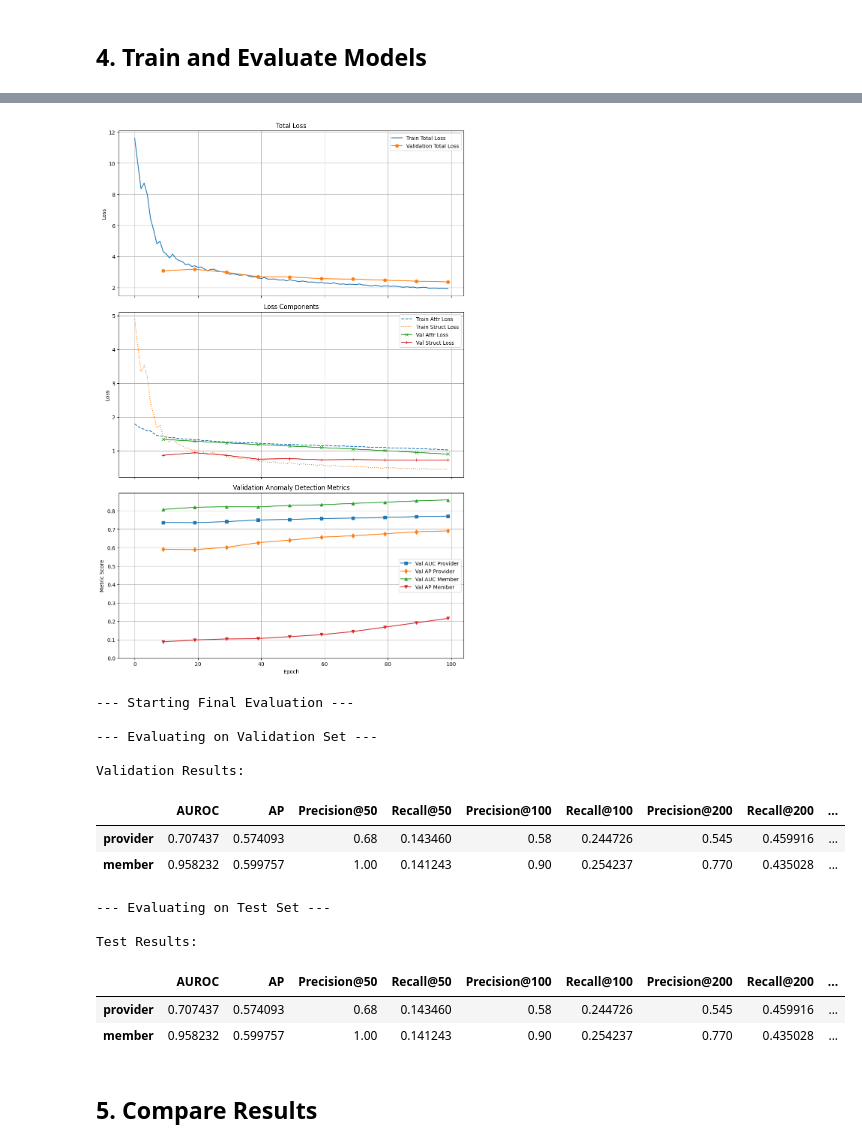
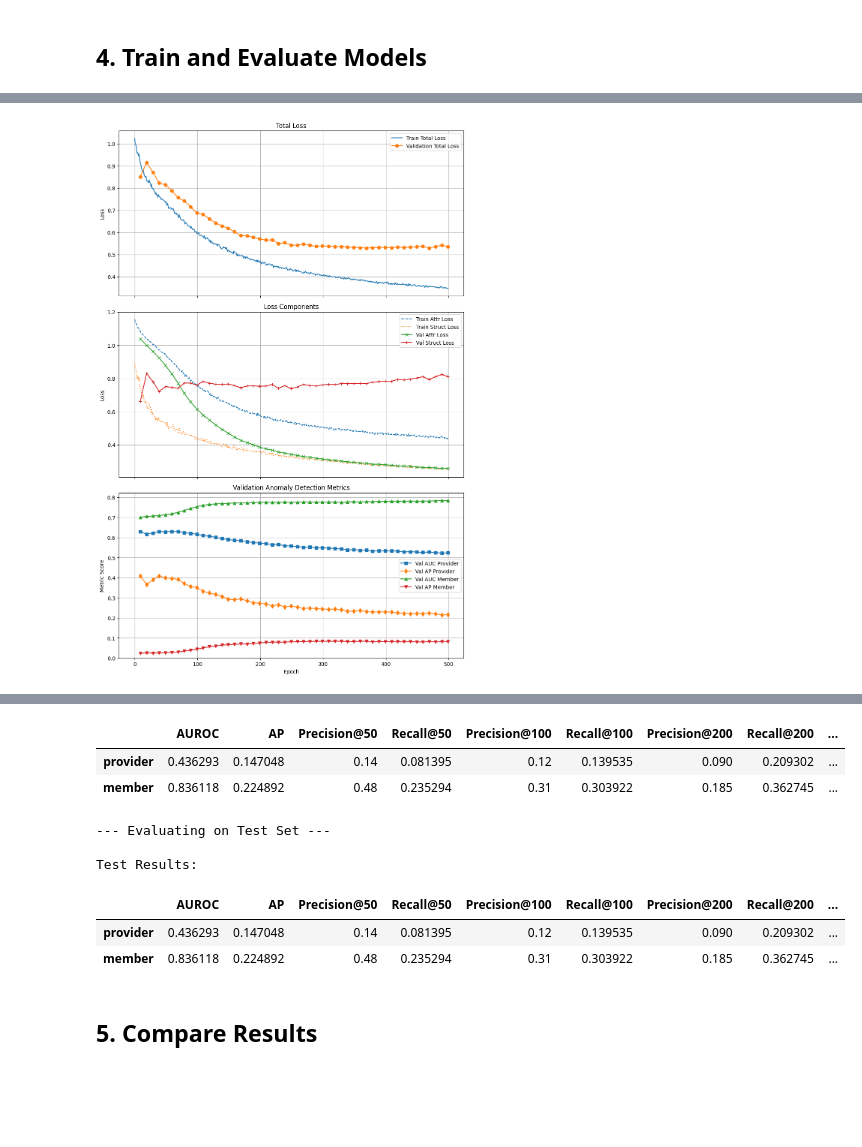
Before and after one commit to Kchak22/degree-project-gad-healthcare, a Jupyter notebook: notebooks/model_comparison.ipynb, the cells around one changed output, grey strips where cells are left out. Saved outputs shown, nothing was run; the diff lists cells and outputs as text; code cells hidden in the pictures; blank space fills up the shorter version.

```diff
--- a/notebooks/model_comparison.ipynb
+++ b/notebooks/model_comparison.ipynb
@@ -247,18 +527,23 @@ Using device: mps
 # %%
-# Move data to device (do this once here)
+# Move data to device for all splits
 print(f"Moving data to device: {device}")
-# Use the data with injected anomalies
 data_on_device = anomaly_data.to(device)
-# Also move ground truth labels (needed for validation during training)
+train_g_on_device = train_g.to(device)
+val_g_on_device = val_g.to(device)
+test_g_on_device = test_g.to(device)
+
+# Also move ground truth labels (needed for validation during training) for all splits
 gt_node_labels_on_device = {k: v.to(device) for k, v in gt_node_labels.items()}
-# gt_edge_labels can stay on CPU or move if needed later, evaluation happens on CPU usually
+gt_node_labels_train_on_device = {k: v.to(device) for k, v in gt_node_labels_train.items()}
+gt_node_labels_val_on_device = {k: v.to(device) for k, v in gt_node_labels_val.items()}
+gt_node_labels_test_on_device = {k: v.to(device) for k, v in gt_node_labels_test.items()}
 
 # --- Model Hyperparameters ---
 # Set dimensions based on data
 in_dim_member = data_on_device['member'].x.size(1)
 in_dim_provider = data_on_device['provider'].x.size(1)
-hidden_dim = 128 # Example: Increased capacity
-latent_dim = 64  # Example: Increased capacity
+hidden_dim = 64 # Example: Increased capacity
+latent_dim = 32  # Example: Increased capacity
 
 # Check if edge_attr exists and get its dimension
 target_edge_type_for_dim = ('provider', 'to', 'member')
@@ -271,7 +556,7 @@ else:
 
 num_conv_layers = 2
 num_dec_layers = 2
-dropout_rate = 0.5 # Example
+dropout_rate = 0.5
 
 # --- Instantiate the Main Model ---
 # This will be the single model instance we train and evaluate
@@ -287,7 +572,7 @@ bgae_model = BipartiteGraphAutoEncoder_ReportBased(
 ).to(device)
 
 print("\nBipartite GAE Model Instantiated:")
-print(bgae_model) # Optional: Print model structure
+#print(bgae_model)
 
 # --- Optimizer Definition ---
 learning_rate = 5e-4 # Example LR
@@ -329,7 +990,7 @@ rev_edge_types_arg = reverse_edge_type if reverse_edge_type in data_to_split.edg
 edge_splitter = T.RandomLinkSplit(
     num_val=0.1,
     num_test=0.1,
-    is_undirected=False,
+    #is_undirected=False,
     add_negative_train_samples=False, # We handle negative sampling in the loop
     edge_types=[target_edge_type], # Specify edge type(s) to split
     rev_edge_types = [rev_edge_types_arg] if rev_edge_types_arg else None # Pass reverse type if exists
@@ -359,9 +1020,9 @@ print("\n--- Starting Training & Validation ---")
 # Make sure the train_and_validate_model function is defined above
 
 # Define training hyperparameters
-num_epochs = 100 # ADJUST AS NEEDED (start lower, increase based on plots)
-train_lambda_attr = 1.0
-train_lambda_struct = 2.0 # TUNABLE PARAMETER (Increased based on previous analysis)
+num_epochs = 500 # ADJUST AS NEEDED (start lower, increase based on plots)
+train_lambda_attr = 0.5
+train_lambda_struct = 0.5 # TUNABLE PARAMETER (Increased based on previous analysis)
 k_neg = 5
 eval_freq = 10 # Evaluate on validation set every 10 epochs
 
@@ -456,0 +1118 @@ Eval Freq: 10
+[figure, new version]
@@ -468,18 +1124,12 @@ Training & Validation finished in 34.72 seconds.
-[figure, old version]
+|  | AUROC | AP | Precision@50 | Recall@50 | Precision@100 | Recall@100 | Precision@200 | Recall@200 | ... |
+| provider | 0.436293 | 0.147048 | 0.14 | 0.081395 | 0.12 | 0.139535 | 0.090 | 0.209302 | ... |
+| member | 0.836118 | 0.224892 | 0.48 | 0.235294 | 0.31 | 0.303922 | 0.185 | 0.362745 | ... |
---- Starting Final Evaluation ---
+--- Evaluating on Test Set ---
 
---- Evaluating on Validation Set ---
-
-Validation Results:
+Test Results:
-|  | AUROC | AP | Precision@50 | Recall@50 | Precision@100 | Recall@100 | Precision@200 | Recall@200 | ... |
-| provider | 0.707437 | 0.574093 | 0.68 | 0.143460 | 0.58 | 0.244726 | 0.545 | 0.459916 | ... |
-| member | 0.958232 | 0.599757 | 1.00 | 0.141243 | 0.90 | 0.254237 | 0.770 | 0.435028 | ... |
---- Evaluating on Test Set ---
-
-Test Results:
 |  | AUROC | AP | Precision@50 | Recall@50 | Precision@100 | Recall@100 | Precision@200 | Recall@200 | ... |
-| provider | 0.707437 | 0.574093 | 0.68 | 0.143460 | 0.58 | 0.244726 | 0.545 | 0.459916 | ... |
-| member | 0.958232 | 0.599757 | 1.00 | 0.141243 | 0.90 | 0.254237 | 0.770 | 0.435028 | ... |
+| provider | 0.436293 | 0.147048 | 0.14 | 0.081395 | 0.12 | 0.139535 | 0.090 | 0.209302 | ... |
+| member | 0.836118 | 0.224892 | 0.48 | 0.235294 | 0.31 | 0.303922 | 0.185 | 0.362745 | ... |
 # %% [markdown]
 ## 5. Compare Results
 # %%
```
Also changed, not shown: parts of 35 cells of this notebook, 5 other files.
